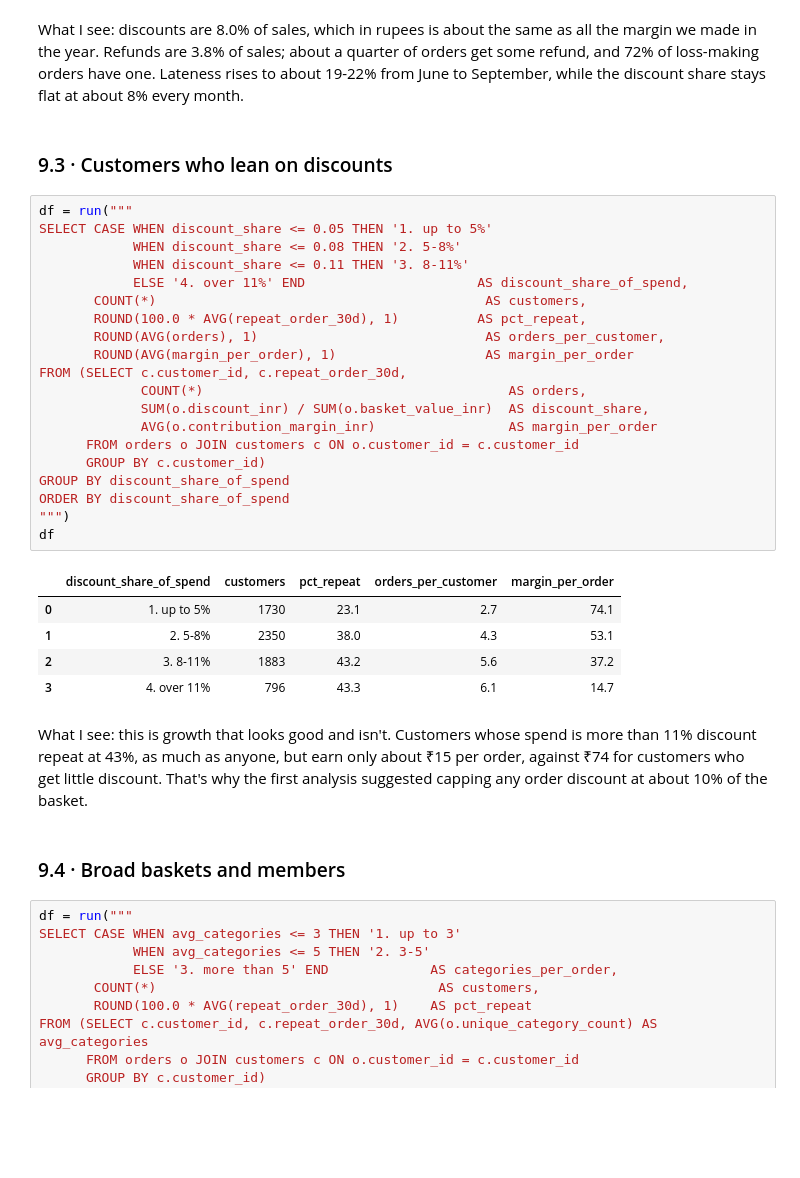
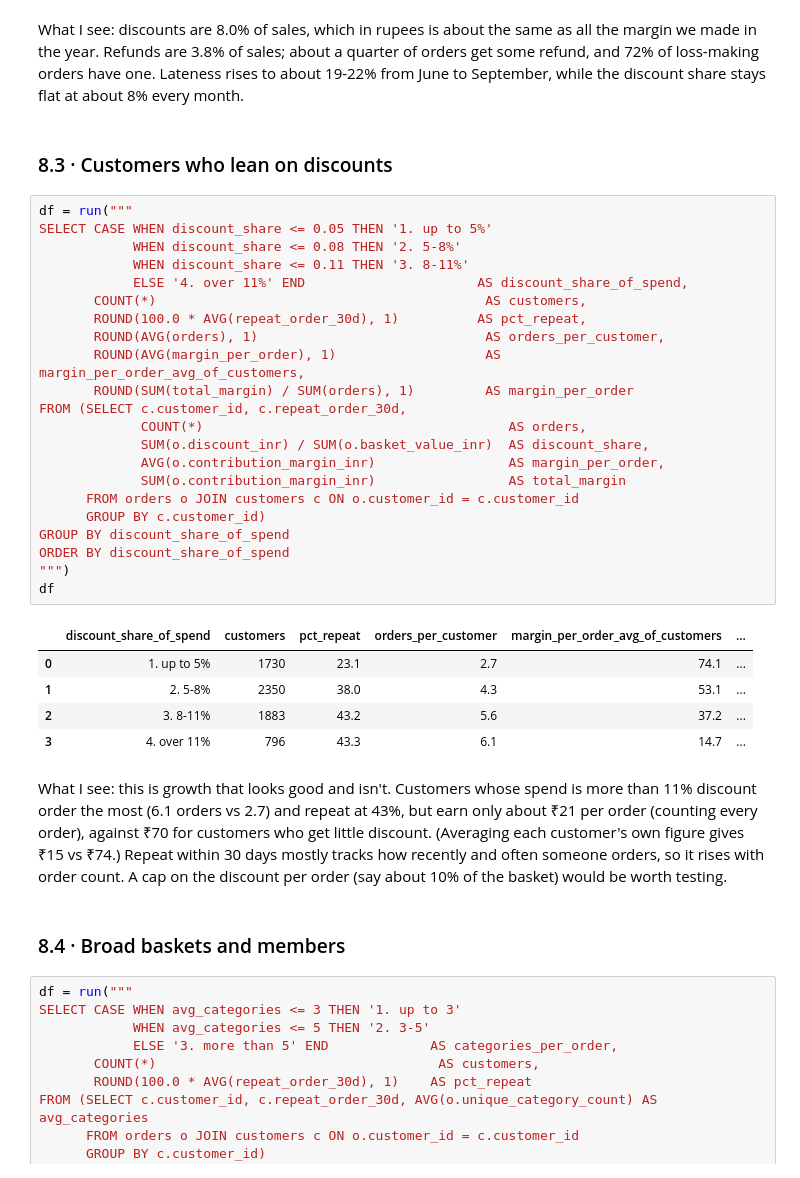
Before and after one commit to Aritra-20/swiftbasket-profitable-growth, a Jupyter notebook: notebooks/swiftbasket_analysis.ipynb, the cells around one changed output. Saved outputs shown, nothing was run; the diff lists cells and outputs as text; blank space fills up the shorter version.

```diff
--- a/notebooks/swiftbasket_analysis.ipynb
+++ b/notebooks/swiftbasket_analysis.ipynb
@@ -1433,37 +1452,39 @@ df
 # %% [markdown]
 What I see: discounts are 8.0% of sales, which in rupees is about the same as all the margin we made in the year. Refunds are 3.8% of sales; about a quarter of orders get some refund, and 72% of loss-making orders have one. Lateness rises to about 19-22% from June to September, while the discount share stays flat at about 8% every month.
 # %% [markdown]
-### 9.3 · Customers who lean on discounts
+### 8.3 · Customers who lean on discounts
 # %%
 df = run("""
 SELECT CASE WHEN discount_share <= 0.05 THEN '1. up to 5%'
             WHEN discount_share <= 0.08 THEN '2. 5-8%'
             WHEN discount_share <= 0.11 THEN '3. 8-11%'
             ELSE '4. over 11%' END                      AS discount_share_of_spend,
        COUNT(*)                                          AS customers,
        ROUND(100.0 * AVG(repeat_order_30d), 1)          AS pct_repeat,
        ROUND(AVG(orders), 1)                             AS orders_per_customer,
-       ROUND(AVG(margin_per_order), 1)                   AS margin_per_order
+       ROUND(AVG(margin_per_order), 1)                   AS margin_per_order_avg_of_customers,
+       ROUND(SUM(total_margin) / SUM(orders), 1)         AS margin_per_order
 FROM (SELECT c.customer_id, c.repeat_order_30d,
              COUNT(*)                                       AS orders,
              SUM(o.discount_inr) / SUM(o.basket_value_inr)  AS discount_share,
-             AVG(o.contribution_margin_inr)                 AS margin_per_order
+             AVG(o.contribution_margin_inr)                 AS margin_per_order,
+             SUM(o.contribution_margin_inr)                 AS total_margin
       FROM orders o JOIN customers c ON o.customer_id = c.customer_id
       GROUP BY c.customer_id)
 GROUP BY discount_share_of_spend
 ORDER BY discount_share_of_spend
 """)
 df
 # %% [output]
-|  | discount_share_of_spend | customers | pct_repeat | orders_per_customer | margin_per_order |
-| 0 | 1. up to 5% | 1730 | 23.1 | 2.7 | 74.1 |
-| 1 | 2. 5-8% | 2350 | 38.0 | 4.3 | 53.1 |
-| 2 | 3. 8-11% | 1883 | 43.2 | 5.6 | 37.2 |
-| 3 | 4. over 11% | 796 | 43.3 | 6.1 | 14.7 |
+|  | discount_share_of_spend | customers | pct_repeat | orders_per_customer | margin_per_order_avg_of_customers | ... |
+| 0 | 1. up to 5% | 1730 | 23.1 | 2.7 | 74.1 | ... |
+| 1 | 2. 5-8% | 2350 | 38.0 | 4.3 | 53.1 | ... |
+| 2 | 3. 8-11% | 1883 | 43.2 | 5.6 | 37.2 | ... |
+| 3 | 4. over 11% | 796 | 43.3 | 6.1 | 14.7 | ... |
 # %% [markdown]
-What I see: this is growth that looks good and isn't. Customers whose spend is more than 11% discount repeat at 43%, as much as anyone, but earn only about ₹15 per order, against ₹74 for customers who get little discount. That's why the first analysis suggested capping any order discount at about 10% of the basket.
+What I see: this is growth that looks good and isn't. Customers whose spend is more than 11% discount order the most (6.1 orders vs 2.7) and repeat at 43%, but earn only about ₹21 per order (counting every order), against ₹70 for customers who get little discount. (Averaging each customer's own figure gives ₹15 vs ₹74.) Repeat within 30 days mostly tracks how recently and often someone orders, so it rises with order count. A cap on the discount per order (say about 10% of the basket) would be worth testing.
 # %% [markdown]
-### 9.4 · Broad baskets and members
+### 8.4 · Broad baskets and members
 # %%
 df = run("""
 SELECT CASE WHEN avg_categories <= 3 THEN '1. up to 3'
```
Also changed, not shown: parts of 53 cells of this notebook, 6 other files.
